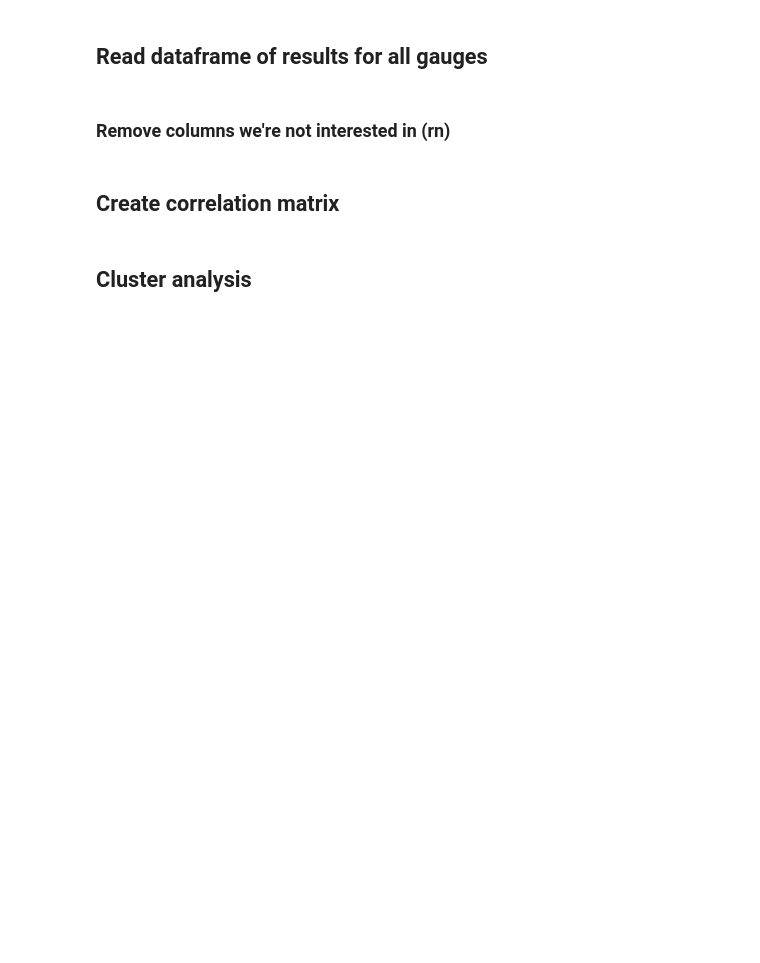
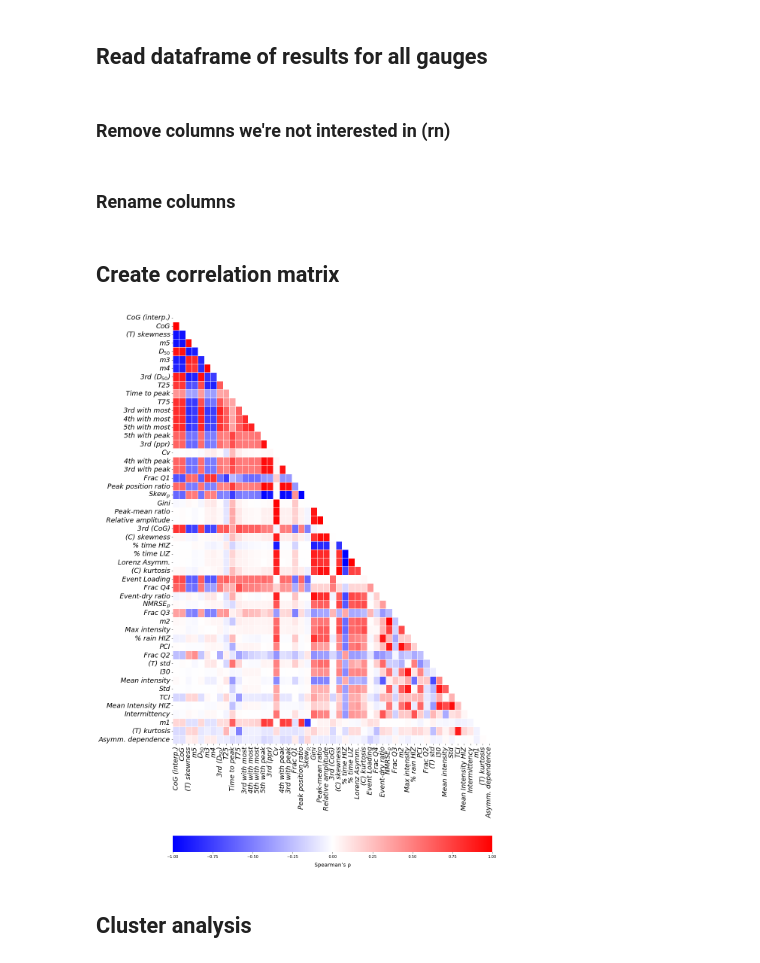
Before and after one commit to masher92/MetricEvaluation, a Jupyter notebook: ClusterAnalysis/AnalyseResults_MetricCrossover.ipynb, the cells around one changed output. Drawn from its saved outputs; the diff is of its cells as text; code cells hidden in the pictures; blank space fills up the shorter version.

```diff
--- a/ClusterAnalysis/AnalyseResults_MetricCrossover.ipynb
+++ b/ClusterAnalysis/AnalyseResults_MetricCrossover.ipynb
@@ -32,2 +27,8 @@ all_events_5mins.columns = all_events_5mins.columns.str.replace('_5m$', '', rege
+# %%
+all_events_5mins = pd.read_csv("../Data/MinMaxScaled_5m.csv")
+
+column_names = all_events_5mins.columns.str.replace('_log', '')
+column_names = column_names.str.replace('_yj', '')
+all_events_5mins.columns = column_names
 # %% [markdown]
 ### Remove columns we're not interested in (rn)
@@ -61,0 +35,12 @@ all_events_5mins.columns = all_events_5mins.columns.str.replace('_5m$', '', rege
+# %%
+cols_to_delete = ['relative_amp_scaled',  'peak_mean_ratio_scaled', 'total_precip', 'duration', 'event_num', 'BSC_Index',
+    'm1', 'm2',  'm3', 'm4', 'm5', 'T50','min_intensity']
+
+for col in cols_to_delete:
+    del all_events_5mins[col]
+# %%
+column_names = all_events_5mins.columns
+column_names = column_names.str.replace('_wi', '')
+all_events_5mins.columns = column_names
+# %% [markdown]
+### Rename columns
@@ -62,20 +50,44 @@ all_events_5mins.columns = all_events_5mins.columns.str.replace('_5m$', '', rege
+# %%
+all_events_5mins = all_events_5mins.rename(columns=lambda col: clean_and_map(col))
 # %% [markdown]
 ## Create correlation matrix
 # %%
-# spearman_corr = transformed_scaled.corr(method='spearman')
-# # Reorder based on absolute total Spearman correlation strength
-# spearman_strength = spearman_corr.abs().sum().sort_values(ascending=False)
-# ordered_columns = spearman_strength.index.tolist()
-# reordered_spearman = spearman_corr.loc[ordered_columns, ordered_columns]
+spearman_corr = all_events_5mins.corr(method='spearman')
+# Reorder based on absolute total Spearman correlation strength
+spearman_strength = spearman_corr.abs().sum().sort_values(ascending=False)
+ordered_columns = spearman_strength.index.tolist()
+reordered_spearman = spearman_corr.loc[ordered_columns, ordered_columns]
 
-# # Plot Spearman heatmap
-# plt.figure(figsize=(20, 15))
-# mask = np.triu(np.ones_like(reordered_spearman, dtype=bool))
-# sns.heatmap(
-#     reordered_spearman, mask=mask, cmap='coolwarm',
-#     annot=False, fmt=".2f", linewidths=0.5, cbar=True,
-#     xticklabels=True, yticklabels=True, annot_kws={"size": 12}, vmin=-1, vmax=1)
+# Plot Spearman heatmap
+fig,ax=plt.subplots(figsize=(15, 23))
+mask = np.triu(np.ones_like(reordered_spearman, dtype=bool))
 
-# plt.title("Spearman Rank Correlation Matrix (Ordered by Strength)", fontsize=16)
-# plt.tight_layout()
-# plt.show()
+heatmap = sns.heatmap(
+    reordered_spearman,
+    mask=mask,
+    cmap='bwr',
+    annot=False,
+    fmt=".2f",
+    linewidths=0.8,
+    cbar=True,
+    cbar_kws={"orientation": "horizontal"},
+    xticklabels=True,
+    yticklabels=True,
+    annot_kws={"size": 20},
+    vmin=-1, vmax=1,
+    ax=ax
+)
+
+# Italicise tick labels
+ax.set_xticklabels(ax.get_xticklabels(), fontstyle='italic', fontsize=18)
+ax.set_yticklabels(ax.get_yticklabels(), fontstyle='italic', fontsize=18)
+
+# Label the colorbar
+cbar = heatmap.collections[0].colorbar
+cbar.set_label("Spearman’s ρ", fontsize=14, labelpad=10)
+
+plt.tight_layout()
+fig.savefig("../Figures/correlation_matrix.png", dpi=300, facecolor='white', bbox_inches='tight')
+plt.show()
+# %% [output]
+[figure, added]
```
Also changed, not shown: parts of 32 cells of this notebook, 2 other files.
